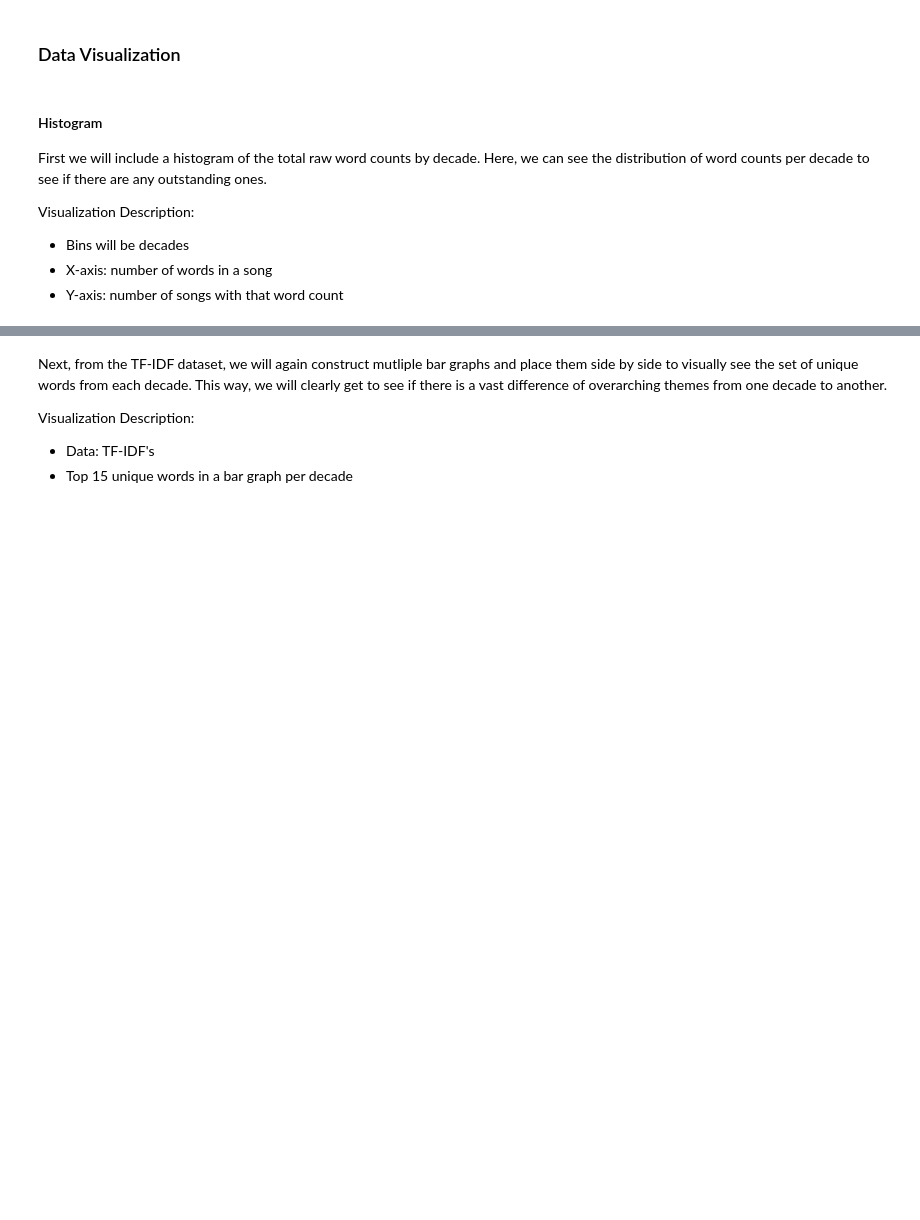
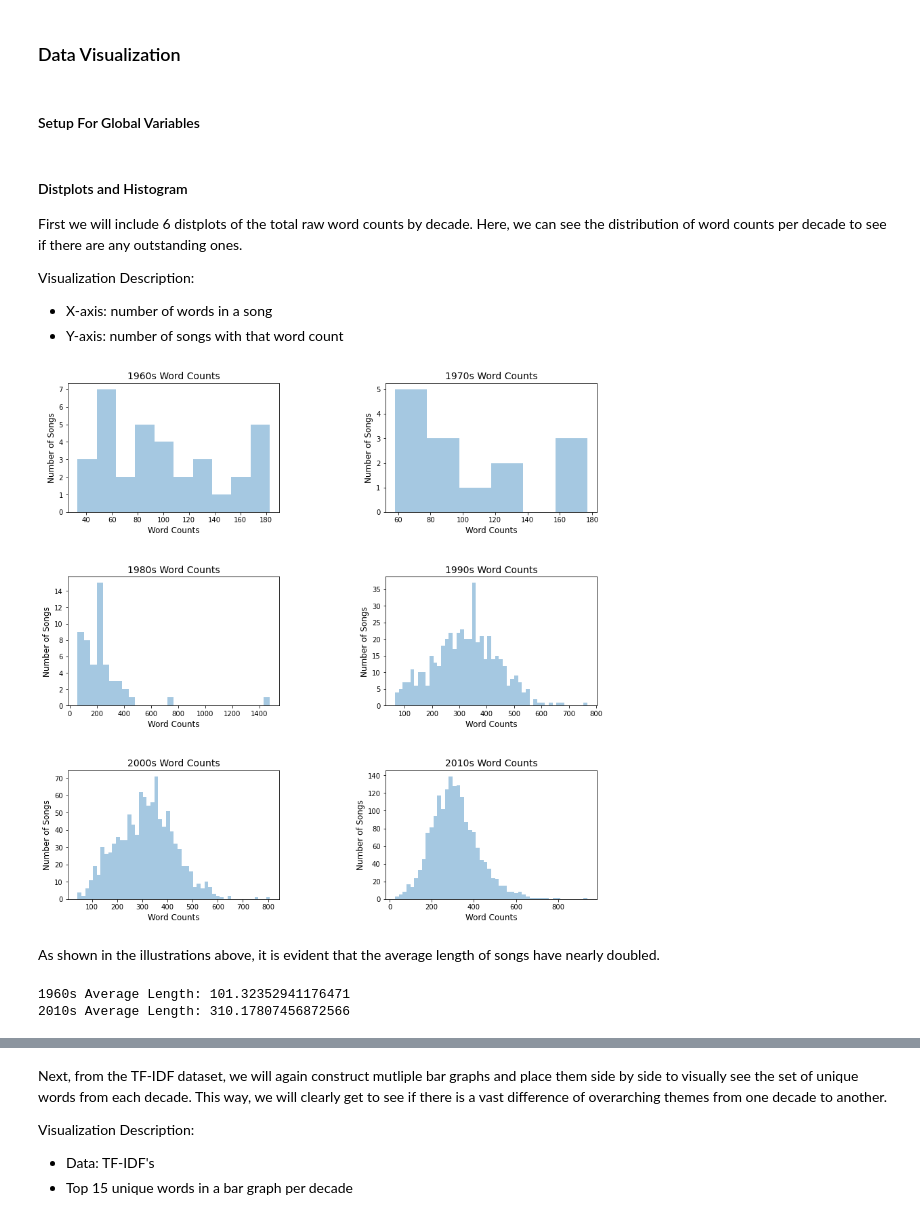
Before and after one commit to drewli815/Evolution-of-Rap, a Jupyter notebook: notebooks/FinalProposal.ipynb, the cells around one changed output, grey strips where cells are left out. Saved outputs shown, nothing was run; the diff lists cells and outputs as text; code cells hidden in the pictures; blank space fills up the shorter version.

```diff
--- a/notebooks/FinalProposal.ipynb
+++ b/notebooks/FinalProposal.ipynb
@@ -722,12 +710,18 @@ print(tfidf_10[:10])
 # %% [markdown]
 ### Data Visualization
+# %% [markdown]
+#### Setup For Global Variables
+# %%
+palette = 'Purples'
+newPalette = 'Purples_r'
+axesSize = 12
+titleSize = 14
 # %% [markdown]
-#### Histogram
+#### Distplots and Histogram
 
-First we will include a histogram of the total raw word counts by decade. Here, we can see the distribution of word counts per decade to see if there are any outstanding ones.
+First we will include 6 distplots of the total raw word counts by decade. Here, we can see the distribution of word counts per decade to see if there are any outstanding ones.
 
 Visualization Description:
-- Bins will be decades
 - X-axis: number of words in a song
 - Y-axis: number of songs with that word count
 # %%
@@ -764,0 +744,57 @@ sns.barplot("Decade", "Avg Word Count", data=df_of_totals, palette="pastel").set
+# %%
+# Graph 6 density plots illustrating the distribution of song lengths for each decade
+plt.figure(figsize=(14,14))
+# Spaces out subplots
+plt.subplots_adjust(wspace=0.5, hspace=0.5)
+# Constants for column selection, and axes labels
+column = 'word count'
+xLabel = 'Word Counts'
+yLabel = 'Number of Songs'
+
+# Subplot format: 3 rows, 2 columns, 1 plot
+plt.subplot(321)
+sns.distplot(df_5960[column], bins=10, kde=False).set_title('1960s Word Counts', size=titleSize)
+plt.xlabel(xLabel, size=axesSize)
+plt.ylabel(yLabel, size=axesSize)
+
+# 2nd plot
+plt.subplot(322)
+sns.distplot(df_70[column], bins=6, kde=False).set_title('1970s Word Counts', size=titleSize)
+plt.xlabel(xLabel, size=axesSize)
+plt.ylabel(yLabel, size=axesSize)
+
+# 3rd plot
+plt.subplot(323)
+sns.distplot(df_80[column], bins=30, kde=False).set_title('1980s Word Counts', size=titleSize)
+plt.xlabel(xLabel, size=axesSize)
+plt.ylabel(yLabel, size=axesSize)
+
+# 4th plot
+plt.subplot(324)
+sns.distplot(df_90[column], bins=50, kde=False).set_title('1990s Word Counts', size=titleSize)
+plt.xlabel(xLabel, size=axesSize)
+plt.ylabel(yLabel, size=axesSize)
+
+# 5th plot
+plt.subplot(325)
+ax5 = sns.distplot(df_00[column], bins=50, kde=False).set_title('2000s Word Counts', size=titleSize)
+plt.xlabel(xLabel, size=axesSize)
+plt.ylabel(yLabel, size=axesSize)
+
+# 6th plot
+plt.subplot(326)
+sns.distplot(df_10[column], bins=50, kde=False).set_title('2010s Word Counts', size=titleSize)
+plt.xlabel(xLabel, size=axesSize)
+plt.ylabel(yLabel, size=axesSize)
+
+plt.show()
+# %% [output]
+[figure, added]
+# %% [markdown]
+As shown in the illustrations above, it is evident that the average length of songs have nearly doubled.
+# %%
+print('1960s Average Length:', df_5960[column].mean())
+print('2010s Average Length:', df_10[column].mean())
+# %% [output]
+1960s Average Length: 101.32352941176471
+2010s Average Length: 310.17807456872566
```
Also changed, not shown: parts of 38 cells of this notebook.
